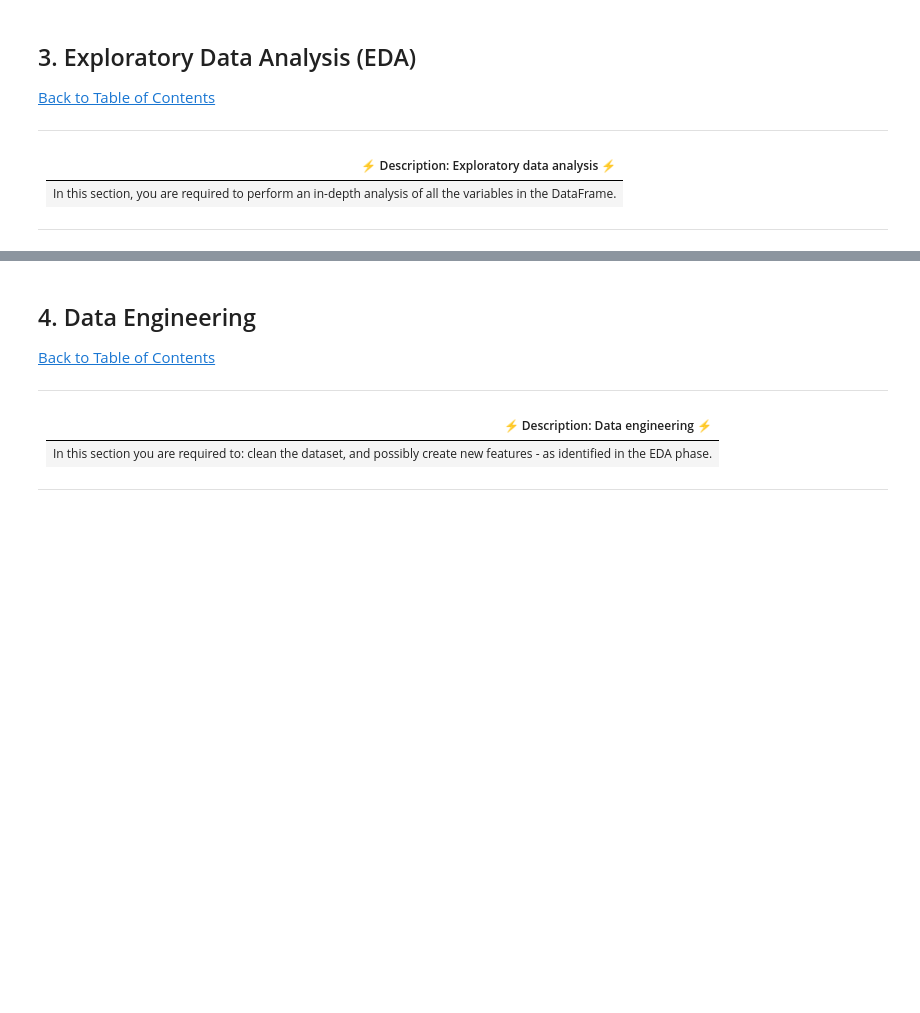
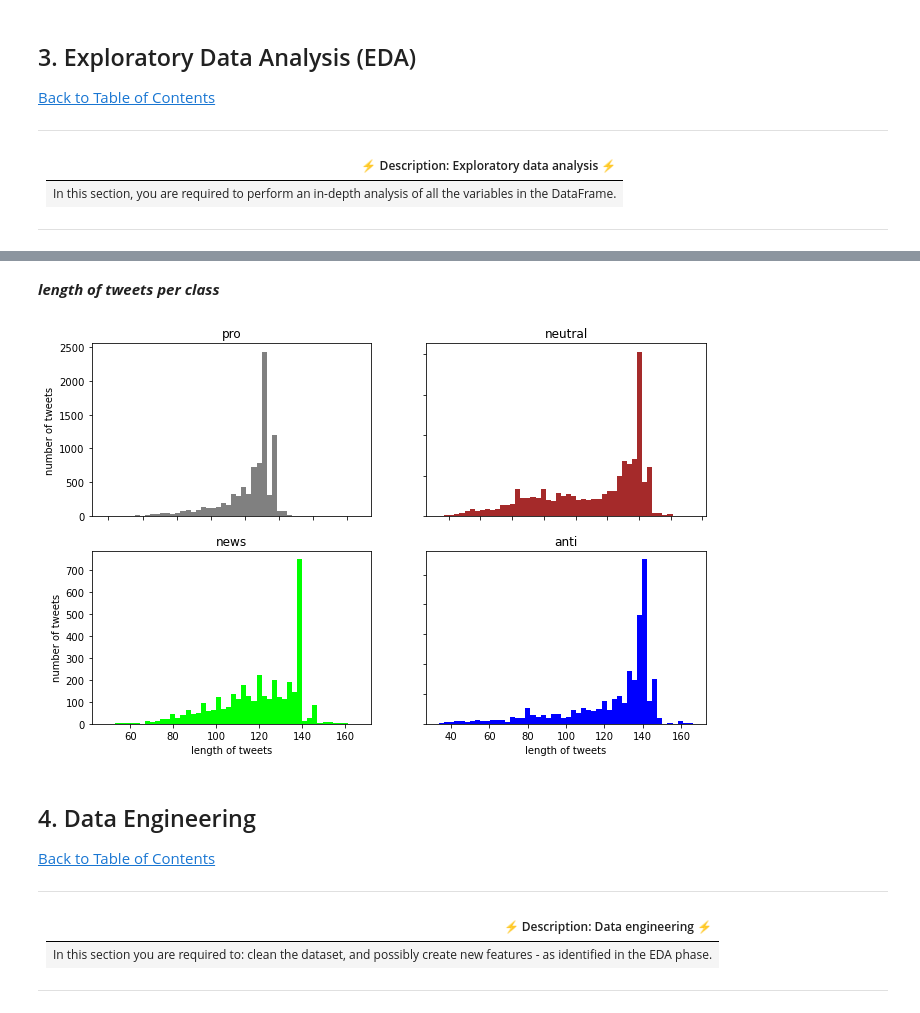
Before and after one commit to LPTsilo/Classification_Sprint_2207FTDS_Team_ES2, a Jupyter notebook: Classification_Sprint_Starter-Notebook.ipynb, the cells around one changed output, grey strips where cells are left out. Saved outputs shown, nothing was run; the diff lists cells and outputs as text; code cells hidden in the pictures; blank space fills up the shorter version.

```diff
--- a/Classification_Sprint_Starter-Notebook.ipynb
+++ b/Classification_Sprint_Starter-Notebook.ipynb
@@ -105,3 +200,28 @@ df = # load the data
+# %% [markdown]
+***length of tweets per class***
+# %%
+fig, axs = plt.subplots(2, 2, figsize=(11,7))
+
+axs[0, 0].hist(pro.message.str.len(),bins=50,label='pro',color='grey')
+axs[0, 0].set_title('pro')
+
+axs[1, 0].set_title('news')
+axs[1, 0].hist(news.message.str.len(),bins=50,label='news',color='lime')
+
+axs[0, 1].set_title('neutral')
+axs[0, 1].hist(neutral.message.str.len(),bins=50,label='neutral',color='brown')
+
+axs[1, 1].set_title('anti')
+axs[1, 1].hist(anti.message.str.len(),bins=50,label='anti',color='blue')
+
+for ax in axs.flat:
+    ax.set(xlabel='length of tweets', ylabel='number of tweets')
+
+# Hide x labels and tick labels for top plots and y ticks for right plots.
+for ax in axs.flat:
+    ax.label_outer()
+# %% [output]
+[figure, added]
 # %% [markdown]
 <a id="four"></a>
 ## 4. Data Engineering
```
Also changed, not shown: parts of 17 cells of this notebook.
